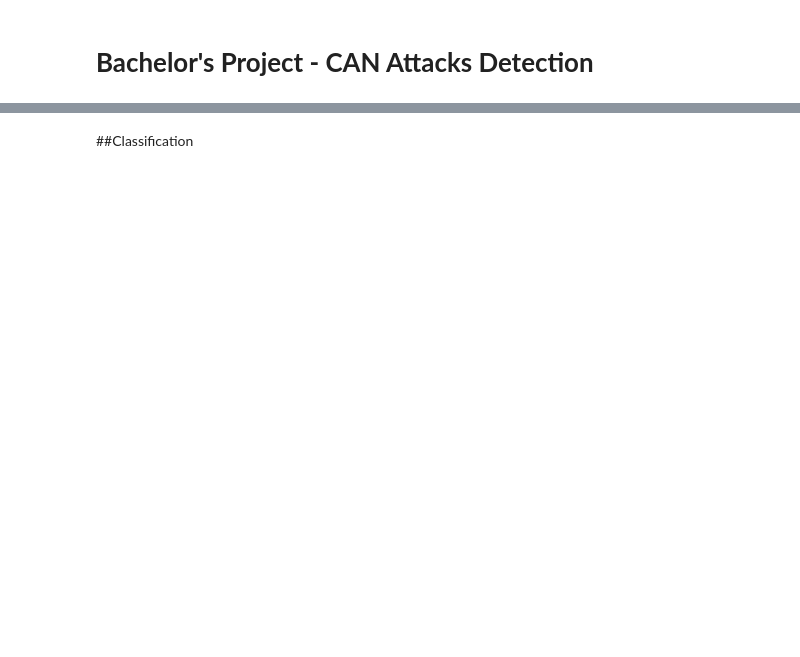
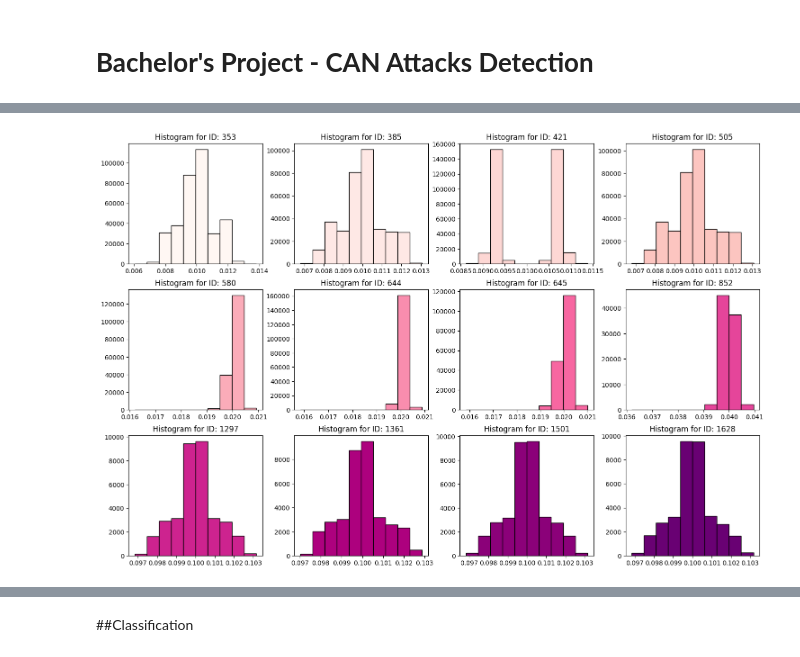
Before and after one commit to nicoletavoinea/BachelorProject, a Jupyter notebook: bachelor_project/GoogleColab/CANAttacksDetection.ipynb, the cells around one changed output, grey strips where cells are left out. Cells and saved outputs as stored; diff of their text form; code cells hidden in the pictures; blank space fills up the shorter version.

```diff
--- a/bachelor_project/GoogleColab/CANAttacksDetection.ipynb
+++ b/bachelor_project/GoogleColab/CANAttacksDetection.ipynb
@@ -113,0 +109,19 @@ labels=np.array(labels)
+# %%
+def DiffHistogram(ids):
+  fig, axes = plt.subplots(nrows=3, ncols=4, figsize=(15, 10))
+  fig.tight_layout(pad=2)
+  colormap = mpl.colormaps['RdPu']
+  colors = [colormap(i / len(ids)) for i in range(len(ids))]
+  for index, id in enumerate(ids):
+    i=int(index/4)
+    j=int(index%4)
+    message = inputdata[inputdata['ID'] == id].copy()
+    message['Diff']=message['Time'].diff()
+    axes[i, j].hist(message['Diff'],color=colors[index], bins=10,edgecolor='black')
+    axes[i, j].set_title(f"Histogram for ID: {id}")
+
+  plt.show()
+# %%
+DiffHistogram(IDs['ID'])
+# %% [output]
+[figure, added]
```
Also changed, not shown: parts of 79 cells of this notebook.
